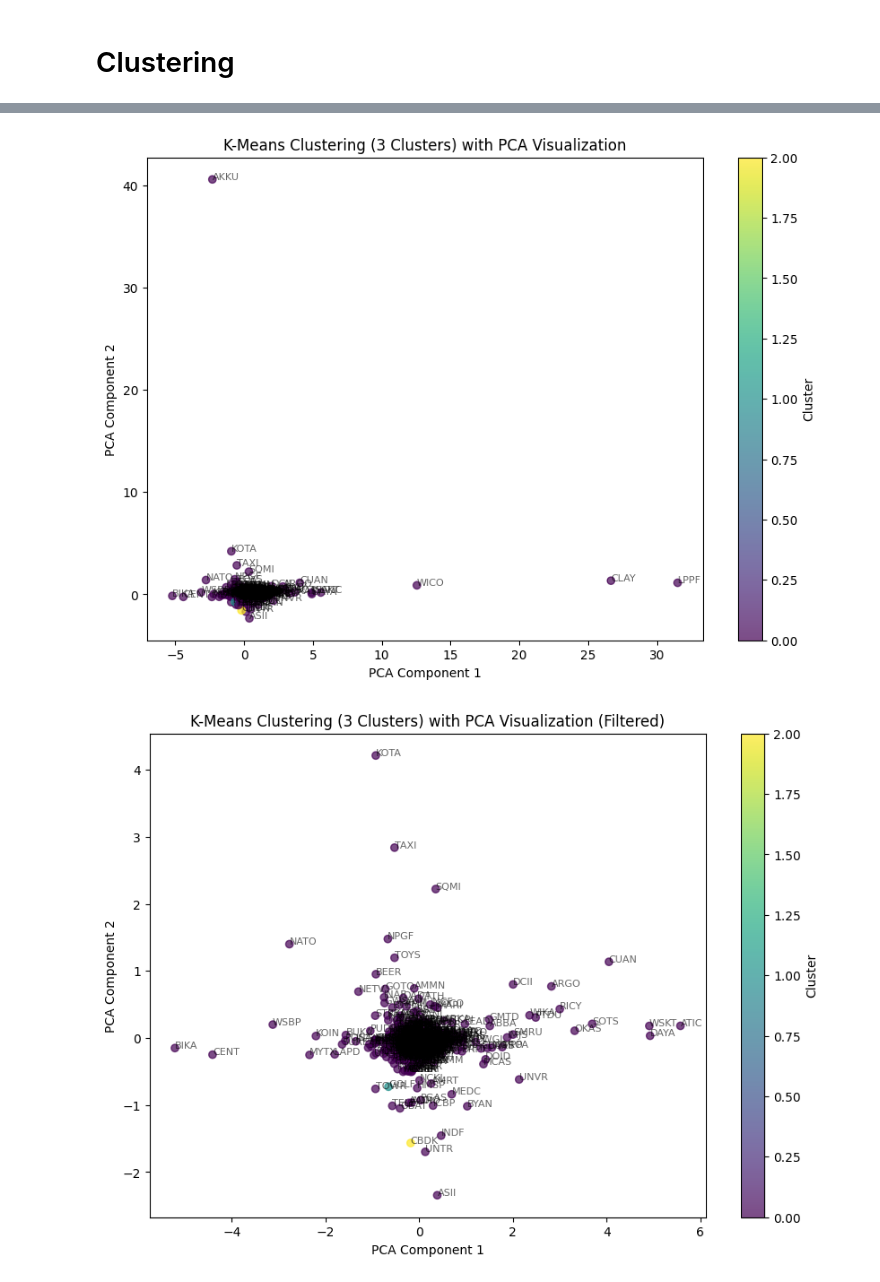
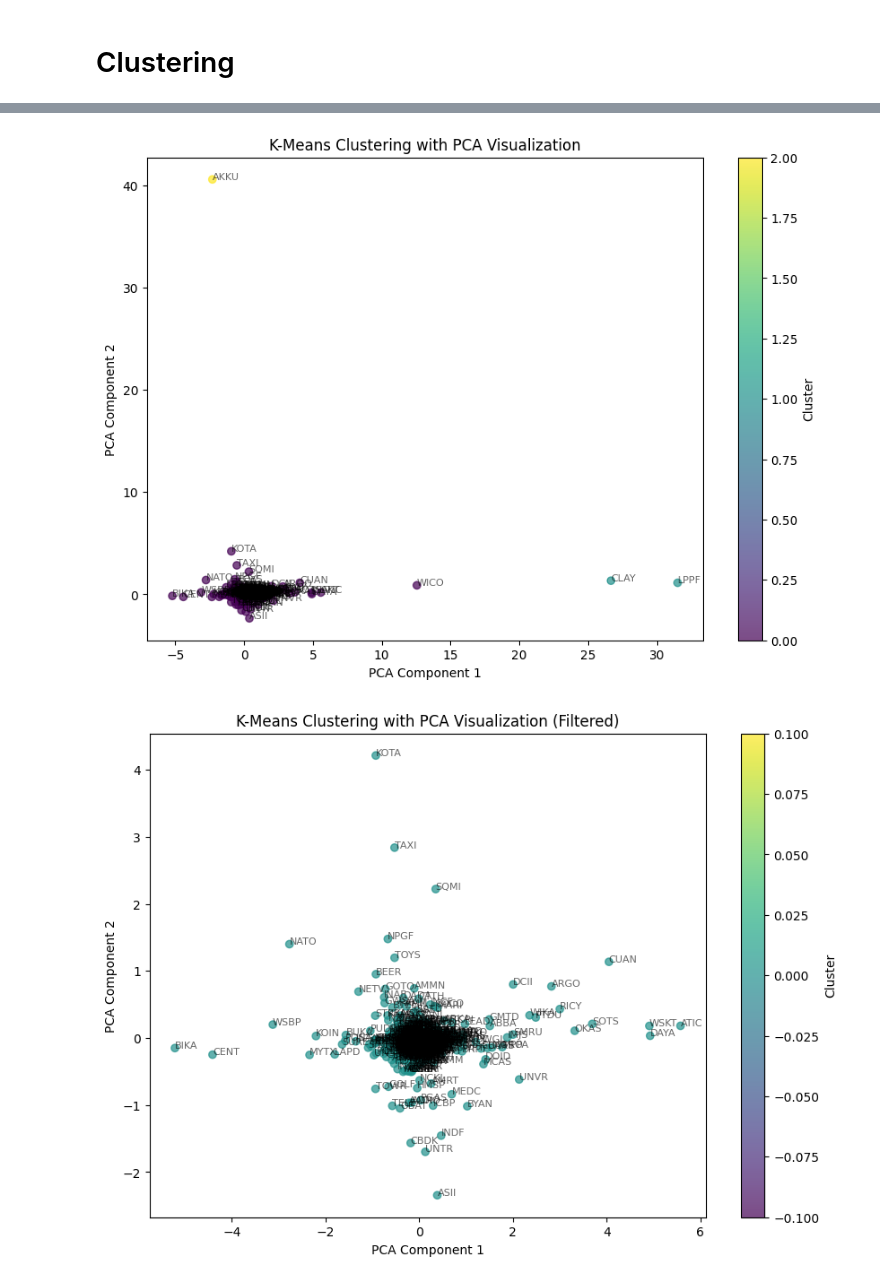
Before and after one commit to falkia34/stocks-cluster, a Jupyter notebook: notebooks/clustering.ipynb, the cells around one changed output, grey strips where cells are left out. Saved outputs shown, nothing was run; the diff lists cells and outputs as text; code cells hidden in the pictures.

Commit message:
fix(notebook): Scale and decompose before clustering

```diff
--- a/notebooks/clustering.ipynb
+++ b/notebooks/clustering.ipynb
@@ -213,3 +221,3 @@ plt.show()
 # %%
 kmeans = KMeans(n_clusters=3,init='k-means++',random_state=42)
-y_kmeans = kmeans.fit_predict(clean_financial_reports.select_dtypes(include=['float64', 'int64']))
+y_kmeans = kmeans.fit_predict(pca_data)
@@ -226,7 +226,7 @@ plt.figure(figsize=(10,7))
 scatter = plt.scatter(pca_data[:,0], pca_data[:,1], c=y_kmeans, cmap='viridis', alpha=0.7)
 plt.xlabel('PCA Component 1')
 plt.ylabel('PCA Component 2')
-plt.title('K-Means Clustering (3 Clusters) with PCA Visualization')
+plt.title('K-Means Clustering with PCA Visualization')
 
 # Add annotations for each point
 for i, txt in enumerate(clean_financial_reports['Kode']):
@@ -235,26 +235,26 @@ for i, txt in enumerate(clean_financial_reports['Kode']):
 plt.colorbar(scatter, label='Cluster')
 plt.show()
 # %% [output]
-[figure, old version]
+[figure, new version]
 # %%
 # Filter pca_data and y_kmeans to only include stocks with pca_data 0 and 1 smaller than 10
 filtered_indices = (pca_data[:, 0] < 10) & (pca_data[:, 1] < 10)
 filtered_pca_data = pca_data[filtered_indices]
 filtered_y_kmeans = y_kmeans[filtered_indices]
 
 plt.figure(figsize=(10,7))
 scatter = plt.scatter(filtered_pca_data[:,0], filtered_pca_data[:,1], c=filtered_y_kmeans, cmap='viridis', alpha=0.7)
 plt.xlabel('PCA Component 1')
 plt.ylabel('PCA Component 2')
-plt.title('K-Means Clustering (3 Clusters) with PCA Visualization (Filtered)')
+plt.title('K-Means Clustering with PCA Visualization (Filtered)')
 
 # Add annotations for each point
 for i, txt in enumerate(clean_financial_reports['Kode'][filtered_indices]):
     plt.annotate(txt, (filtered_pca_data[i, 0], filtered_pca_data[i, 1]), fontsize=8, alpha=0.6)
 
 plt.colorbar(scatter, label='Cluster')
 plt.show()
 # %% [output]
-[figure, old version]
+[figure, new version]
 # %%
 score = silhouette_score(scaled_data, y_kmeans)
```
Also changed, not shown: parts of 8 cells of this notebook.
